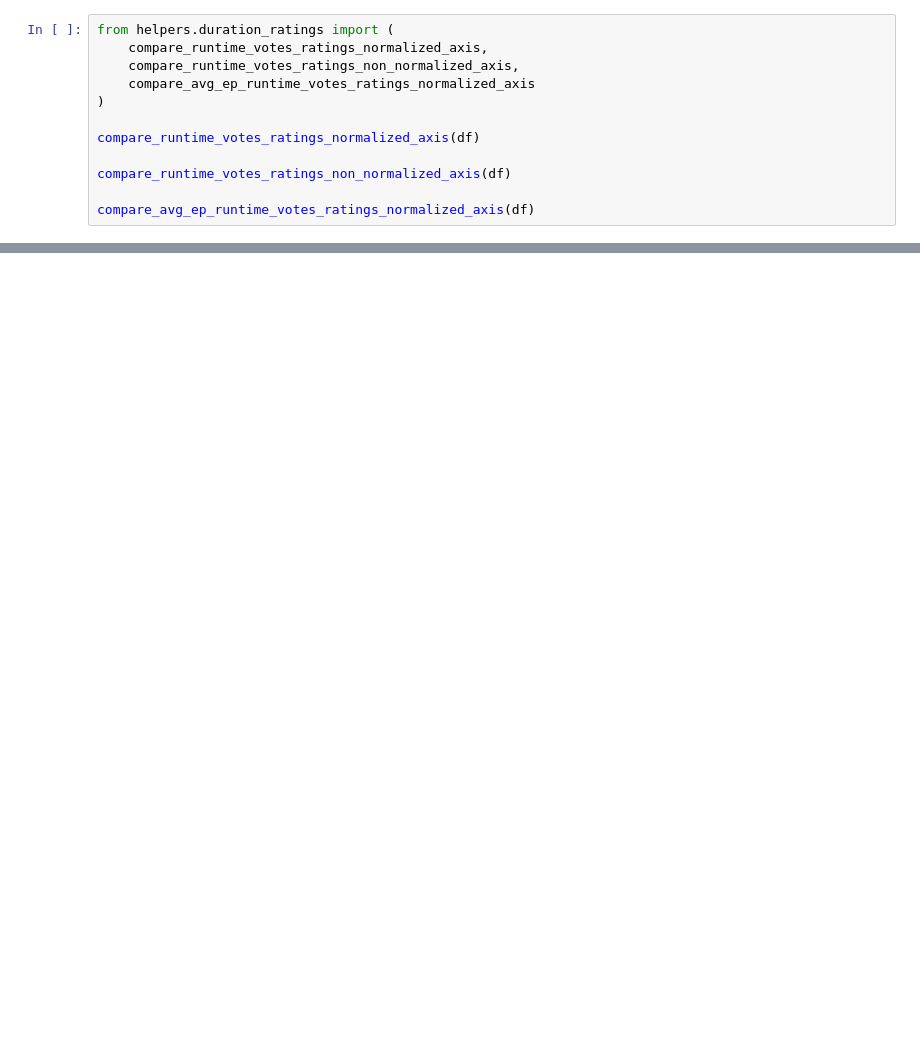
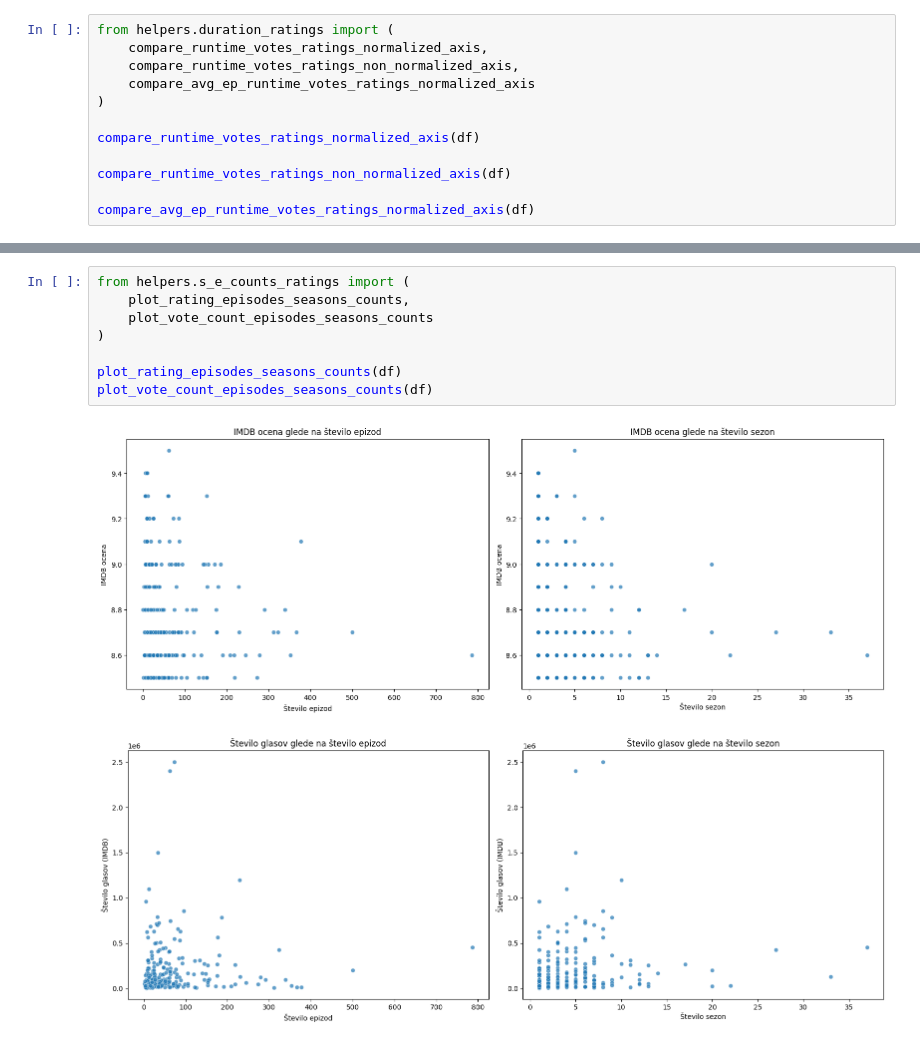
Before and after one commit to vodopivecjan/projektna-naloga-uvp, a Jupyter notebook: src/parse_data/parse_data.ipynb, the cells around one changed output, grey strips where cells are left out. Cells and saved outputs as stored; diff of their text form; blank space fills up the shorter version.

```diff
--- a/src/parse_data/parse_data.ipynb
+++ b/src/parse_data/parse_data.ipynb
@@ -124,0 +129,11 @@ compare_avg_ep_runtime_votes_ratings_normalized_axis(df)
+# %%
+from helpers.s_e_counts_ratings import (
+    plot_rating_episodes_seasons_counts,
+    plot_vote_count_episodes_seasons_counts
+)
+
+plot_rating_episodes_seasons_counts(df)
+plot_vote_count_episodes_seasons_counts(df)
+# %% [output]
+[figure, added]
+[figure, added]
```
Also changed, not shown: parts of 14 cells of this notebook, 10 other files.
